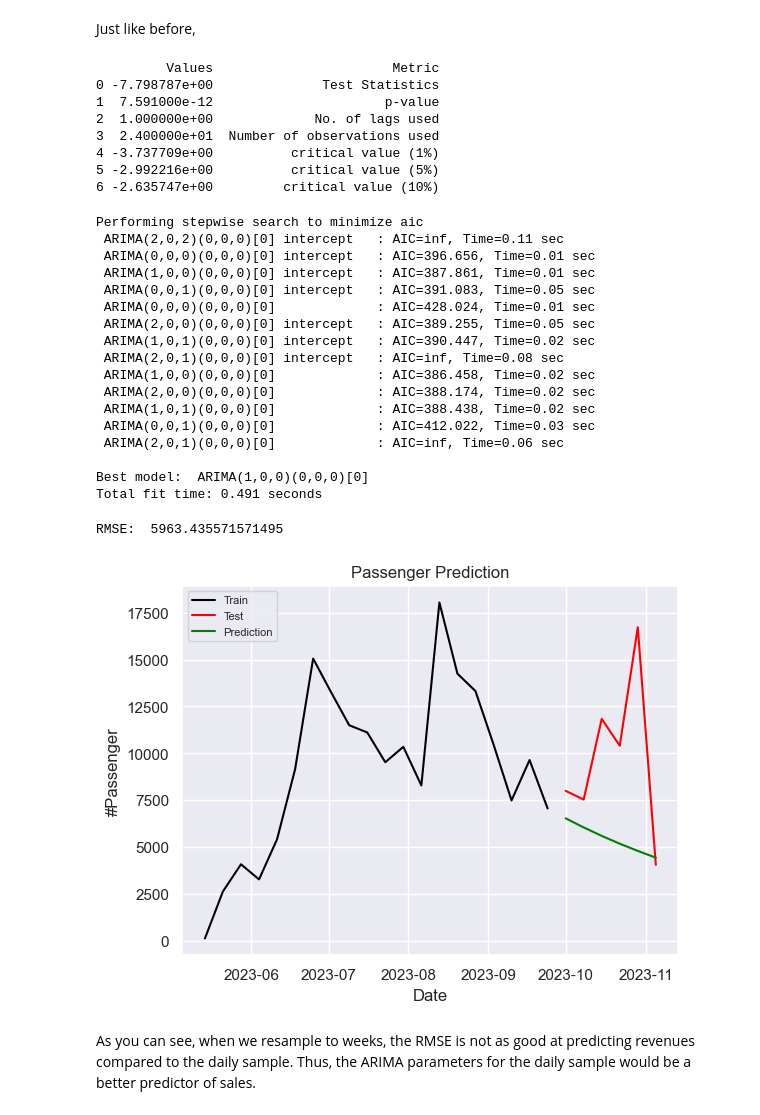
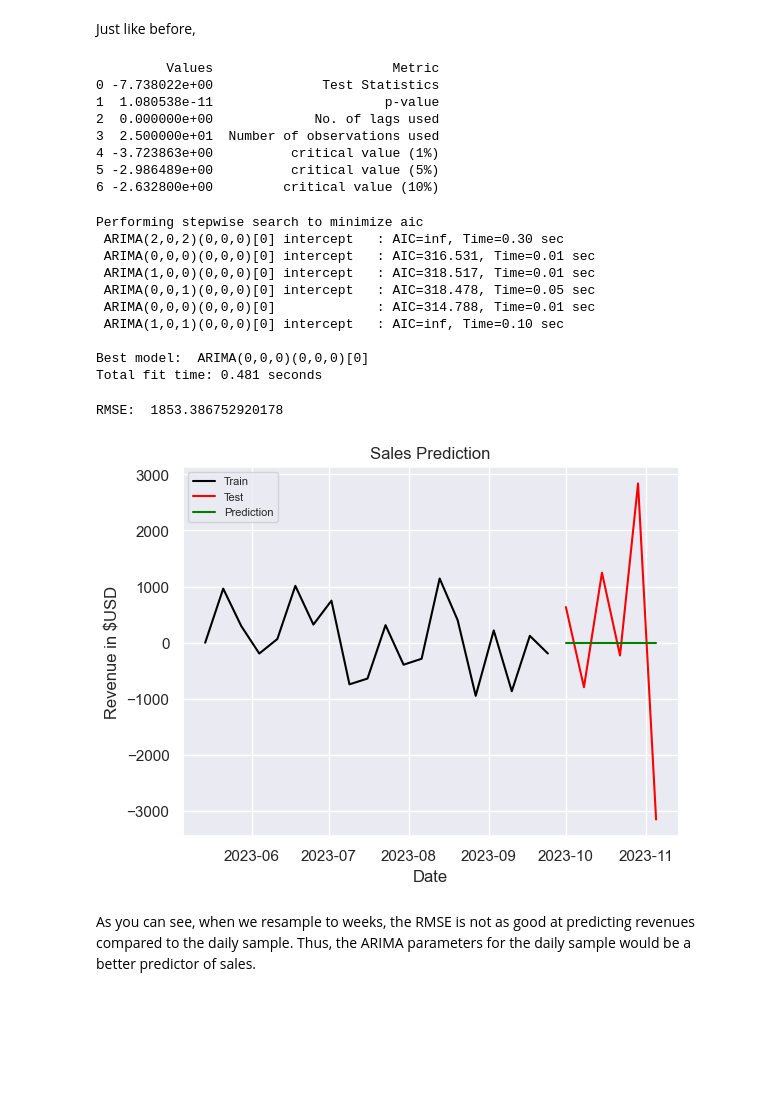
Before and after one commit to fidelotero/ramen-shop-sales-report, a Jupyter notebook: Ramen_Shop_Sales_Analysis.ipynb, the cells around one changed output. Cells and saved outputs as stored; diff of their text form; code cells hidden in the pictures; blank space fills up the shorter version.

Commit message:
Modified the time-series forecasting

```diff
--- a/Ramen_Shop_Sales_Analysis.ipynb
+++ b/Ramen_Shop_Sales_Analysis.ipynb
@@ -109,8 +110,7 @@ The following columns were determined to be unnecessary:
 * `Sub_category` (redundant with `Category` in this dataset)
 * `Class` (doesn't provide useful information beyond `Category`)
 # %%
-df.drop(
-    columns=[
+drop_cols = [
         "Establishment_Name",
         "POS_Station",
         "Customer ID",
@@ -127,10 +127,8 @@ df.drop(
         "Sub_category",
         "Class",
         "Return_Exchange_Reason",
-        "Discount_Amount",
-    ],
-    inplace=True,
-)
+        "Discount_Amount",]
+df.drop(columns=drop_cols, inplace=True)
 # %%
 df.columns
 # %% [output]
@@ -555,11 +548,16 @@ To provide context, the Smoked Chicken Shoyu and the Spicy Miso are at the top o
 ### Auto ARIMA using daily sampling
 # %% [markdown]
 Now, we can try to forecast sales by building an ARIMA model using Auto ARIMA. Since originally the time-series was not stationary, we have to make it stationary by taking the difference.
+# %%
+days = df.drop_duplicates(subset='Order_Number')
+days = days[['Order_Date', 'Order_Total']]
+days = days.set_index('Order_Date')
+days = days.resample('D').sum()
 # %%
 days['day'] = days.index
-days_test = days.fillna(0)
-days_test = days.diff()
-days_test = days.fillna(0)
+days = days.fillna(0)
+days = days.diff()
+days = days.fillna(0)
 from statsmodels.tsa.stattools import adfuller
 
 adft = adfuller (days.drop(columns='day'), autolag = 'AIC')
@@ -572,6 +570,7 @@ output_df = pd.DataFrame({'Values': [adft[0], adft[1], adft[2], adft[3],
                          })
 print (output_df)
 
+days['day'] = days.index
 train = days[days['day'] < pd.to_datetime ('2023-10-01', format = '%Y-%m-%d')]
 test = days[days['day'] >= pd.to_datetime ('2023-10-01', format = '%Y-%m-%d')]
 
@@ -669,13 +671,13 @@ del train['week']
 del test['week']
 # %% [output]
          Values                       Metric
-0 -7.798787e+00              Test Statistics
-1  7.591000e-12                      p-value
-2  1.000000e+00             No. of lags used
-3  2.400000e+01  Number of observations used
-4 -3.737709e+00          critical value (1%)
-5 -2.992216e+00          critical value (5%)
-6 -2.635747e+00         critical value (10%)
+0 -7.738022e+00              Test Statistics
+1  1.080538e-11                      p-value
+2  0.000000e+00             No. of lags used
+3  2.500000e+01  Number of observations used
+4 -3.723863e+00          critical value (1%)
+5 -2.986489e+00          critical value (5%)
+6 -2.632800e+00         critical value (10%)
 # %%
 from pmdarima.arima import auto_arima
 
@@ -686,22 +688,15 @@ forecast = model.predict (n_periods = len(test))
 forecast = pd.DataFrame (forecast, index = test.index, columns = ['Prediction'])
 # %% [output]
 Performing stepwise search to minimize aic
- ARIMA(2,0,2)(0,0,0)[0] intercept   : AIC=inf, Time=0.11 sec
- ARIMA(0,0,0)(0,0,0)[0] intercept   : AIC=396.656, Time=0.01 sec
- ARIMA(1,0,0)(0,0,0)[0] intercept   : AIC=387.861, Time=0.01 sec
- ARIMA(0,0,1)(0,0,0)[0] intercept   : AIC=391.083, Time=0.05 sec
- ARIMA(0,0,0)(0,0,0)[0]             : AIC=428.024, Time=0.01 sec
- ARIMA(2,0,0)(0,0,0)[0] intercept   : AIC=389.255, Time=0.05 sec
- ARIMA(1,0,1)(0,0,0)[0] intercept   : AIC=390.447, Time=0.02 sec
- ARIMA(2,0,1)(0,0,0)[0] intercept   : AIC=inf, Time=0.08 sec
- ARIMA(1,0,0)(0,0,0)[0]             : AIC=386.458, Time=0.02 sec
- ARIMA(2,0,0)(0,0,0)[0]             : AIC=388.174, Time=0.02 sec
- ARIMA(1,0,1)(0,0,0)[0]             : AIC=388.438, Time=0.02 sec
- ARIMA(0,0,1)(0,0,0)[0]             : AIC=412.022, Time=0.03 sec
- ARIMA(2,0,1)(0,0,0)[0]             : AIC=inf, Time=0.06 sec
+ ARIMA(2,0,2)(0,0,0)[0] intercept   : AIC=inf, Time=0.30 sec
+ ARIMA(0,0,0)(0,0,0)[0] intercept   : AIC=316.531, Time=0.01 sec
+ ARIMA(1,0,0)(0,0,0)[0] intercept   : AIC=318.517, Time=0.01 sec
+ ARIMA(0,0,1)(0,0,0)[0] intercept   : AIC=318.478, Time=0.05 sec
+ ARIMA(0,0,0)(0,0,0)[0]             : AIC=314.788, Time=0.01 sec
+ ARIMA(1,0,1)(0,0,0)[0] intercept   : AIC=inf, Time=0.10 sec
 
-Best model:  ARIMA(1,0,0)(0,0,0)[0]
-Total fit time: 0.491 seconds
+Best model:  ARIMA(0,0,0)(0,0,0)[0]
+Total fit time: 0.481 seconds
 # %%
 # calculate the root mean squared error (RMSE)
 from math import sqrt
@@ -709,19 +704,19 @@ from sklearn.metrics import mean_squared_error
 rms = sqrt (mean_squared_error (test, forecast))
 print ('RMSE: ', rms)
 # %% [output]
-RMSE:  5963.435571571495
+RMSE:  1853.386752920178
 # %%
 # visualize the two sets
 plt.plot (train, label = 'Train', color = 'black')
 plt.plot (test, label = 'Test', color = 'red')
 plt.plot (forecast, label = 'Prediction', color = 'green')
-plt.title ('Passenger Prediction')
-plt.ylabel ('#Passenger')
+plt.title ('Sales Prediction')
+plt.ylabel ('Revenue in $USD')
 plt.xlabel ('Date')
 plt.legend (loc = 'upper left', fontsize = 8)
 plt.show()
 # %% [output]
-[figure, old version]
+[figure, new version]
 # %% [markdown]
 As you can see, when we resample to weeks, the RMSE is not as good at predicting revenues compared to the daily sample. Thus, the ARIMA parameters for the daily sample would be a better predictor of sales.
 # %% [markdown]
```
Also changed, not shown: parts of 11 cells of this notebook.
